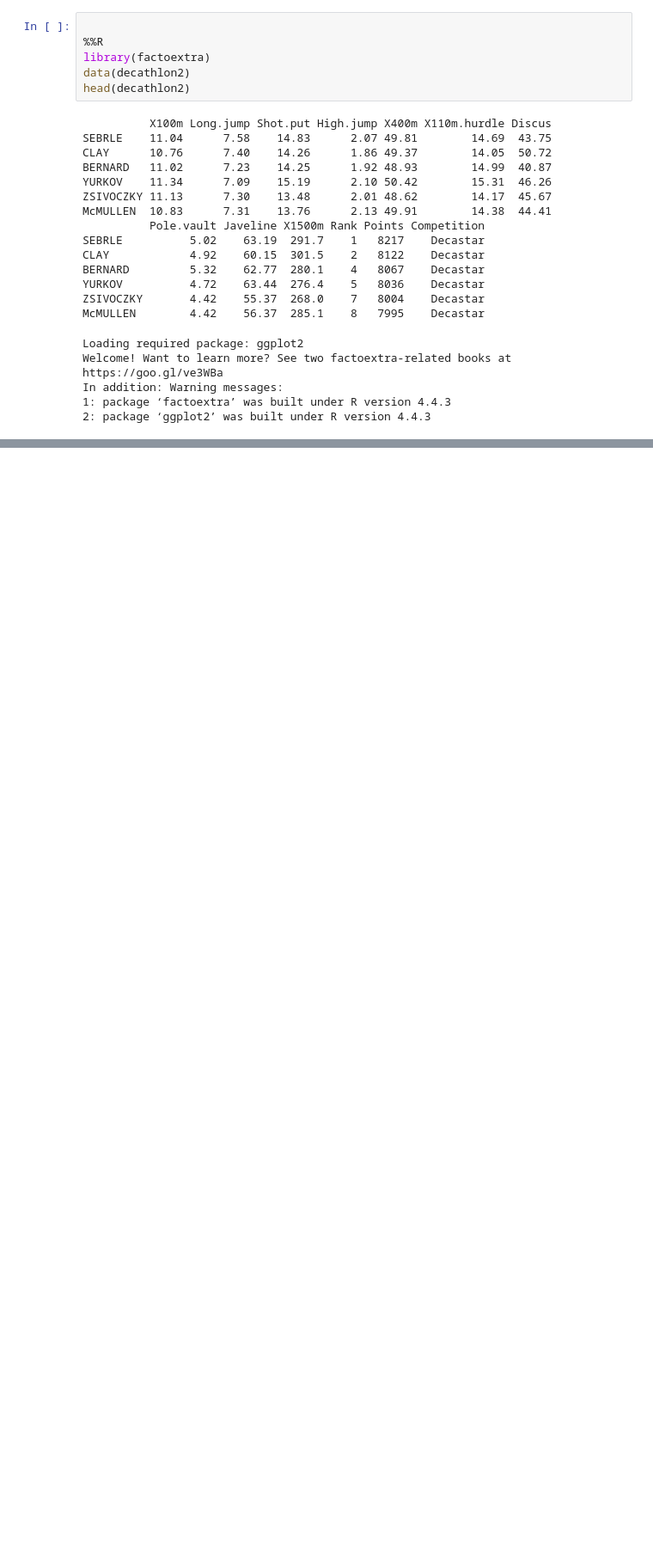
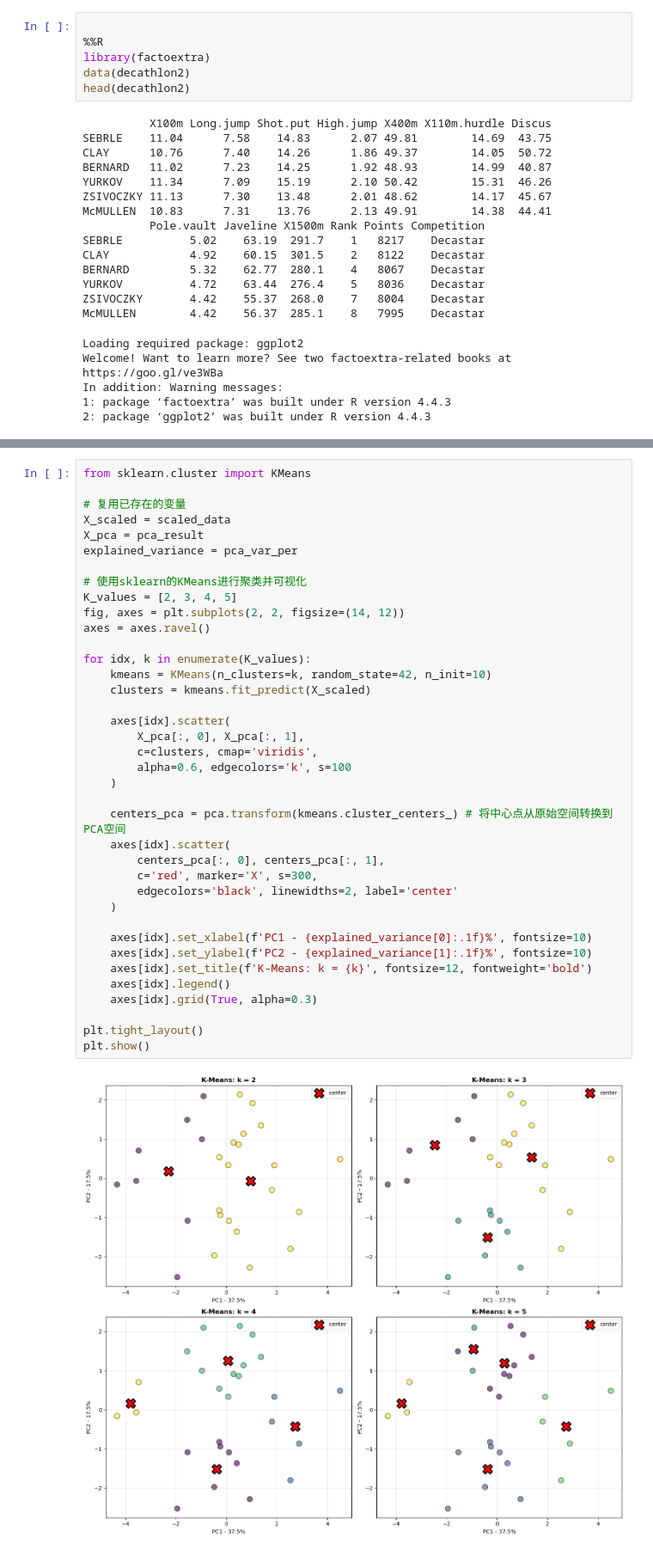
Before and after one commit to DrVinceee/Lab_2021, a Jupyter notebook: Lab_Py.ipynb, the cells around one changed output, grey strips where cells are left out. Shown at 86% size. Cells and saved outputs as stored; diff of their text form; blank space fills up the shorter version.

```diff
--- a/Lab_Py.ipynb
+++ b/Lab_Py.ipynb
@@ -194,0 +218,40 @@ plt.show()
+# %%
+from sklearn.cluster import KMeans
+
+# 复用已存在的变量
+X_scaled = scaled_data
+X_pca = pca_result
+explained_variance = pca_var_per
+
+# 使用sklearn的KMeans进行聚类并可视化
+K_values = [2, 3, 4, 5]
+fig, axes = plt.subplots(2, 2, figsize=(14, 12))
+axes = axes.ravel()
+
+for idx, k in enumerate(K_values):
+    kmeans = KMeans(n_clusters=k, random_state=42, n_init=10)
+    clusters = kmeans.fit_predict(X_scaled)
+
+    axes[idx].scatter(
+        X_pca[:, 0], X_pca[:, 1],
+        c=clusters, cmap='viridis',
+        alpha=0.6, edgecolors='k', s=100
+    )
+
+    centers_pca = pca.transform(kmeans.cluster_centers_) # 将中心点从原始空间转换到PCA空间
+    axes[idx].scatter(
+        centers_pca[:, 0], centers_pca[:, 1],
+        c='red', marker='X', s=300,
+        edgecolors='black', linewidths=2, label='center'
+    )
+
+    axes[idx].set_xlabel(f'PC1 - {explained_variance[0]:.1f}%', fontsize=10)
+    axes[idx].set_ylabel(f'PC2 - {explained_variance[1]:.1f}%', fontsize=10)
+    axes[idx].set_title(f'K-Means: k = {k}', fontsize=12, fontweight='bold')
+    axes[idx].legend()
+    axes[idx].grid(True, alpha=0.3)
+
+plt.tight_layout()
+plt.show()
+# %% [output]
+[figure, added]
```
Also changed, not shown: parts of 13 cells of this notebook.
